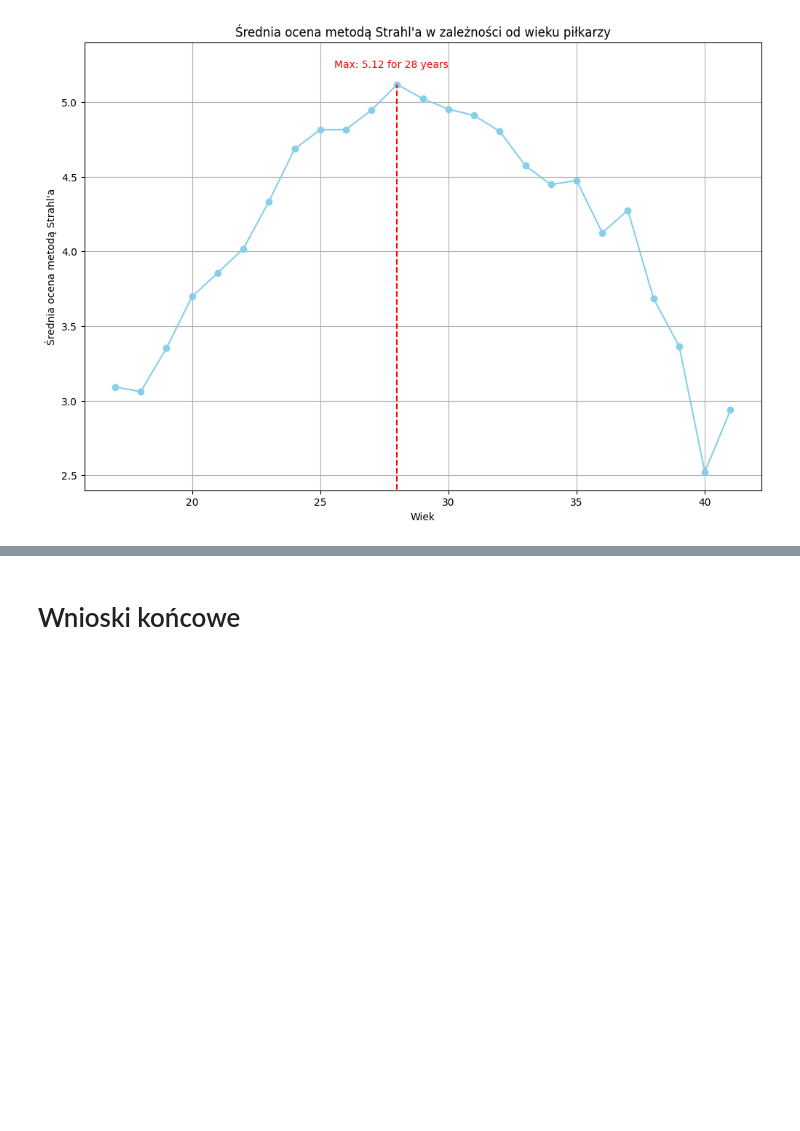
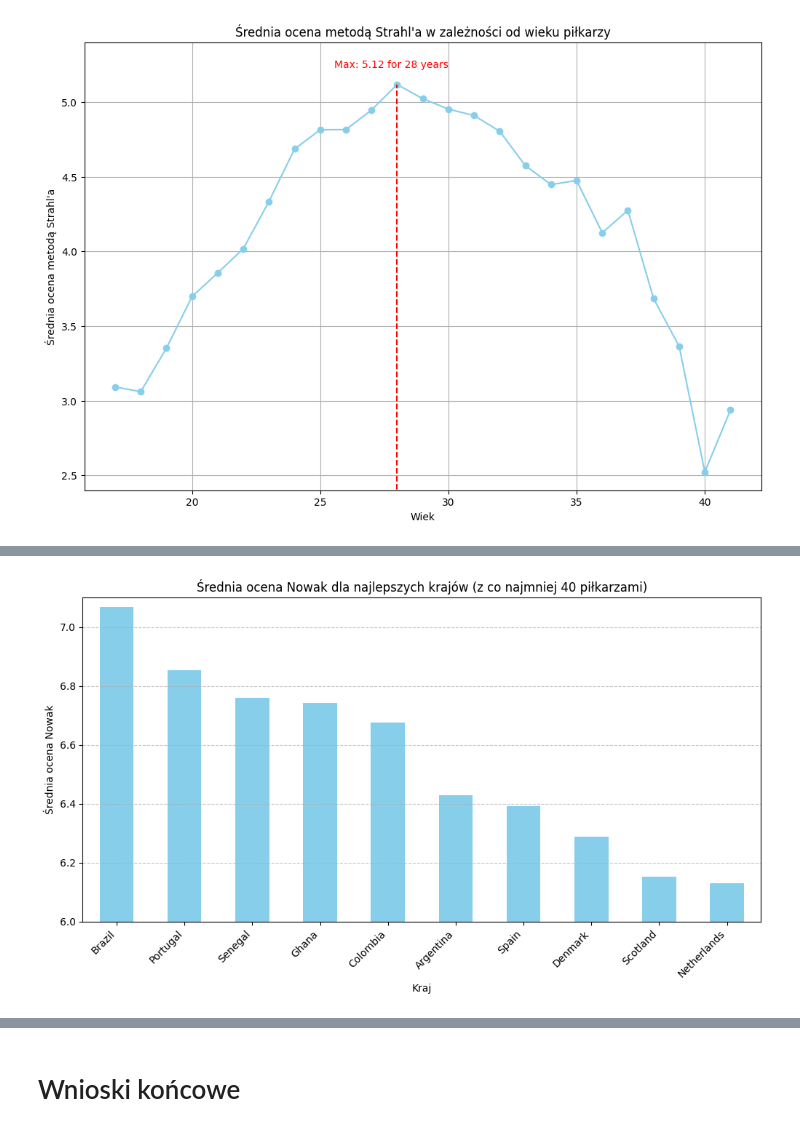
Before and after one commit to izabelakolodziejska/Fifa_players_analysis, a Jupyter notebook: fifa_analysys.ipynb, the cells around one changed output, grey strips where cells are left out. Cells and saved outputs as stored; diff of their text form; code cells hidden in the pictures; blank space fills up the shorter version.

```diff
--- a/fifa_analysys.ipynb
+++ b/fifa_analysys.ipynb
@@ -847,0 +925,25 @@ plt.show()
+# %%
+players_count_by_country = sorted_data['country'].value_counts()
+
+top_countries = players_count_by_country[players_count_by_country >= 40].index
+
+average_scores_by_country = sorted_data[sorted_data['country'].isin(top_countries)].groupby('country')['Nowak Score'].mean()
+
+top_countries = average_scores_by_country.nlargest(10).index
+
+top_countries_data = sorted_data[sorted_data['country'].isin(top_countries)]
+
+plt.figure(figsize=(10, 6))
+bar_plot = average_scores_by_country[top_countries].plot(kind='bar', color='skyblue')
+plt.xlabel('Kraj')
+plt.ylabel('Średnia ocena Nowak')
+plt.title('Średnia ocena Nowak dla najlepszych krajów (z co najmniej 40 piłkarzami)')
+plt.xticks(rotation=45, ha='right')
+plt.grid(axis='y', linestyle='--', alpha=0.7)
+plt.tight_layout()
+
+bar_plot.set_ylim(6, 7.1)
+
+plt.show()
+# %% [output]
+[figure, added]
```
Also changed, not shown: parts of 10 cells of this notebook.
